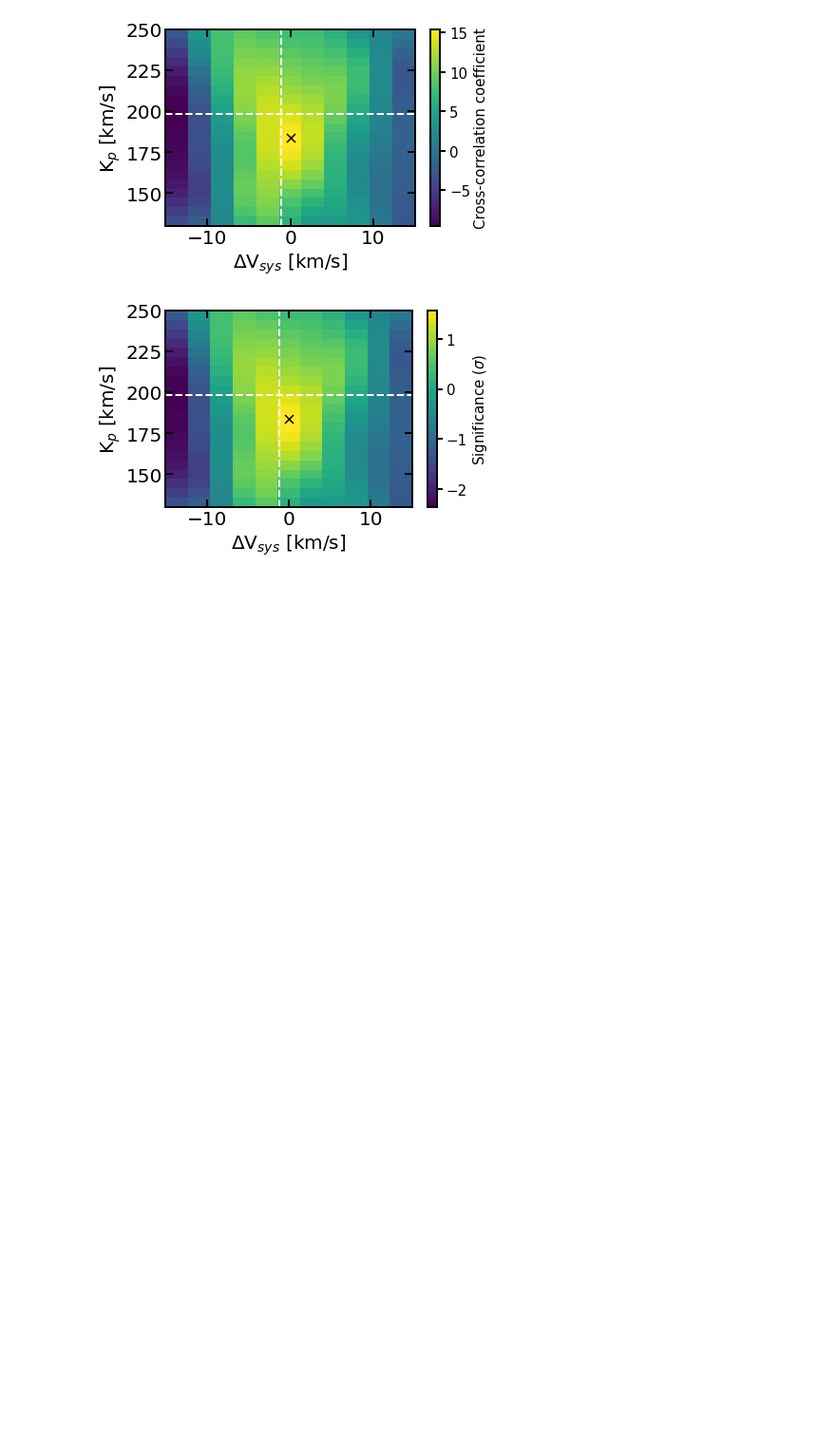
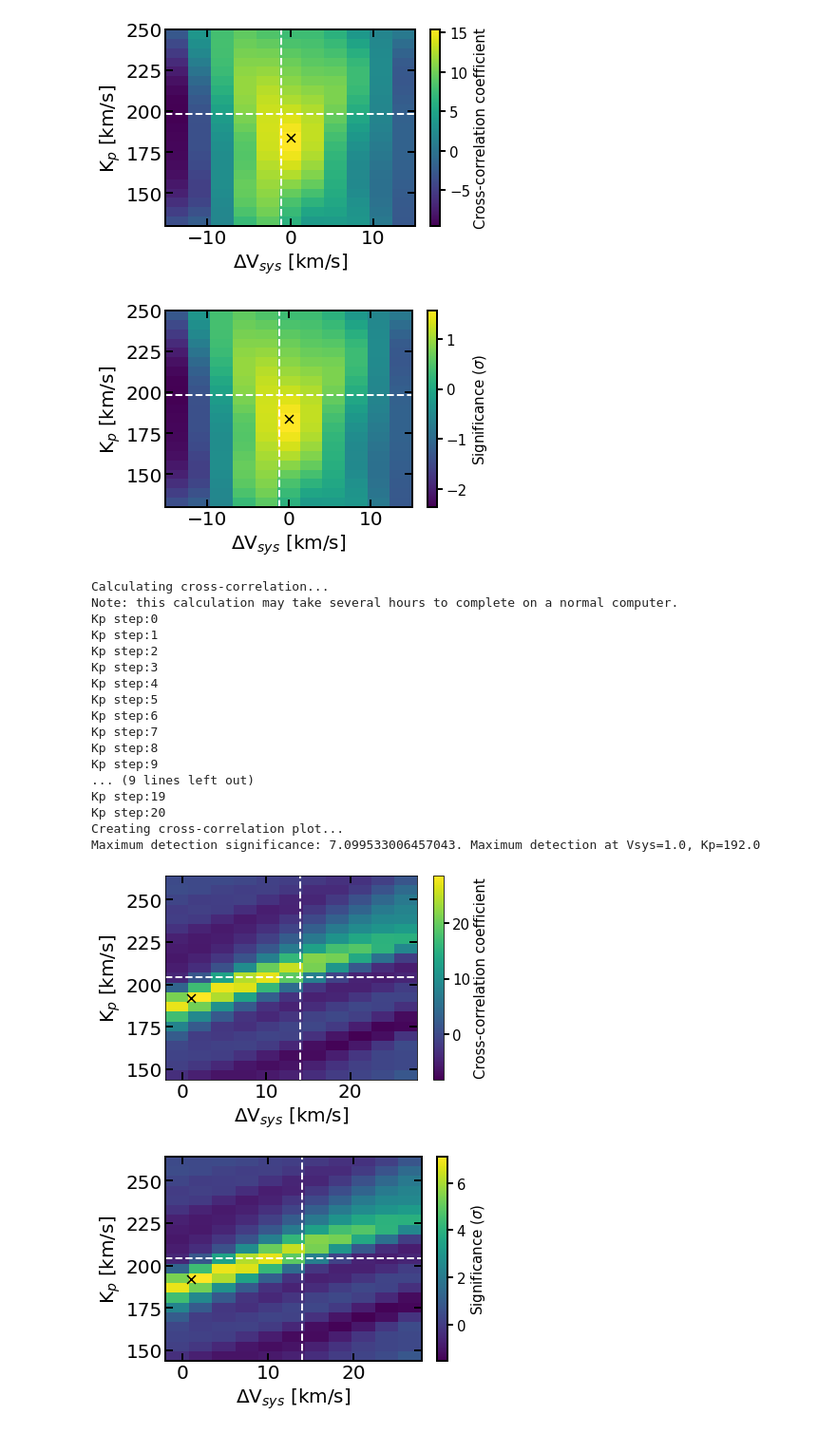
Before and after one commit to meganmansfield/IGRINS_transit, a Jupyter notebook: IGRINS_tutorial.ipynb, the cells around one changed output. Shown: that part at 95% size. Cells and saved outputs as stored; diff of their text form; code cells hidden in the pictures; blank space fills up the shorter version.

Commit message:
basic emission capability

```diff
--- a/IGRINS_tutorial.ipynb
+++ b/IGRINS_tutorial.ipynb
@@ -115,3 +115,43 @@ Creating cross-correlation plot...
 Maximum detection significance: 1.5640720638349508. Maximum detection at Vsys=0.0, Kp=184.0
 [figure]
 [figure]
+# %%
+#Testing for emission
+import pickle
+import numpy as np
+wlgrid,pca_clean_data=pickle.load(open('./test_emission/PCA_4_clean_data.pic','rb'),encoding='latin1')
+wlgrid,pca_noplanet=pickle.load(open('./test_emission/PCA_4_noise.pic','rb'),encoding='latin1')
+phi=pickle.load(open('./test_emission/phi_MA1.pic','rb'),encoding='latin1')
+Vbary=pickle.load(open('./test_emission/Vbary_MA1.pic','rb'),encoding='latin1')
+model=np.loadtxt('./test_emission/MA1_allvolatile_H2O_CO_OH.txt')
+Kp=204.302 #in km/s
+Vsys=13.998 #in km/s
+Kstar=0.4 #in km/s
+scale=1. #leave for now
+nPCAs=4
+vsini=3.779 #in km/s
+Rp=1.12*10**8 #in m
+Rstar=1.45*10**9 #in m
+import CCF_emission
+CCFarr=CCF_emission.run_CCF(wlgrid,pca_clean_data,pca_noplanet,model,phi,Vbary,Kp,Vsys,Kstar,\
+                            scale,nPCAs,vsini,Rp,Rstar,name='MASCARA-1b',output=False,verbose=True)
+# %% [output]
+Calculating cross-correlation...
+Note: this calculation may take several hours to complete on a normal computer.
+Kp step:0
+Kp step:1
+Kp step:2
+Kp step:3
+Kp step:4
+Kp step:5
+Kp step:6
+Kp step:7
+Kp step:8
+Kp step:9
+... (9 lines left out)
+Kp step:19
+Kp step:20
+Creating cross-correlation plot...
+Maximum detection significance: 7.099533006457043. Maximum detection at Vsys=1.0, Kp=192.0
+[figure, added]
+[figure, added]
```
Also changed, not shown: 1 other file.
